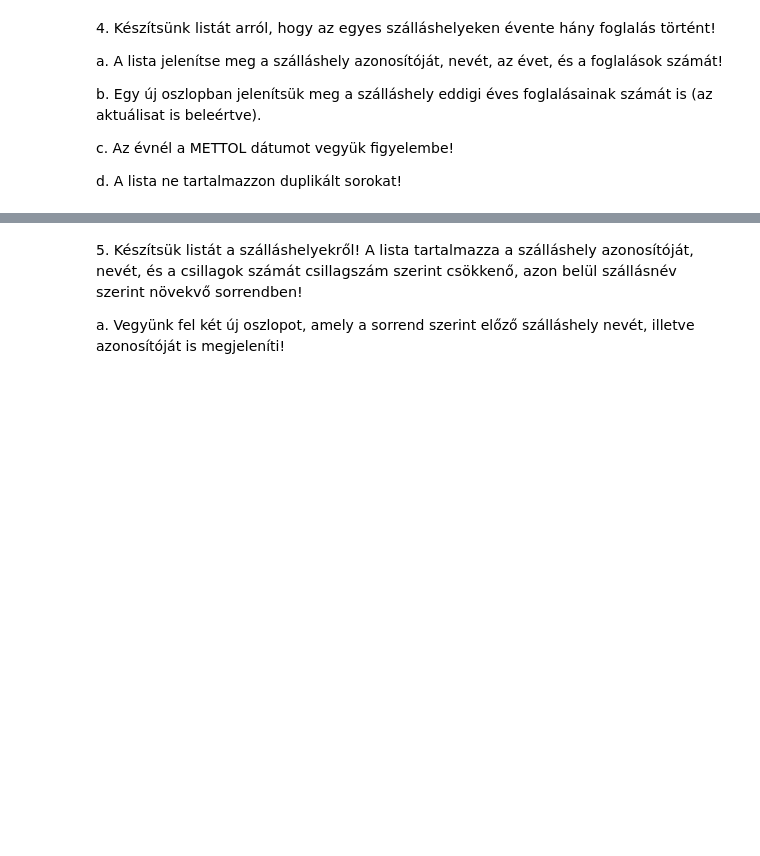
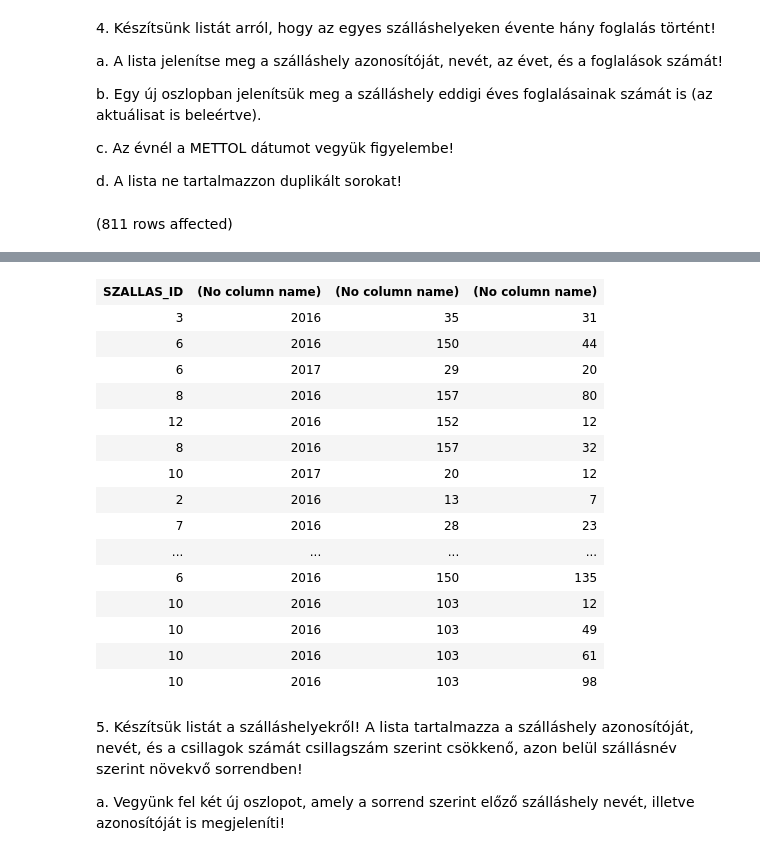
Before and after one commit to Sztaniszlavsz/adatbazisok, a Jupyter notebook: gyakorlat06_feladatok.ipynb, the cells around one changed output, grey strips where cells are left out. Drawn from its saved outputs; the diff is of its cells as text; code cells hidden in the pictures; blank space fills up the shorter version.

```diff
--- a/gyakorlat06_feladatok.ipynb
+++ b/gyakorlat06_feladatok.ipynb
@@ -54,3 +54,16 @@ b. Egy új oszlopban jelenítsük meg a szálláshely eddigi éves foglalásaina
 c. Az évnél a METTOL dátumot vegyük figyelembe!
 
 d. A lista ne tartalmazzon duplikált sorokat!
+# %%
+SELECT DISTINCT szh.SZALLAS_ID,
+        YEAR(f.METTOL),
+        COUNT(*) OVER(PARTITION BY szh.SZALLAS_ID, YEAR(f.METTOL)),
+        COUNT(*) OVER(PARTITION BY szh.szallas_ID, YEAR(f.METTOL)
+                        ORDER BY f.METTOL
+                        RANGE BETWEEN UNBOUNDED PRECEDING AND CURRENT ROW
+        )
+FROM szallashely szh
+    JOIN Szoba sz on szh.SZALLAS_ID = sz.SZALLAS_FK
+    join Foglalas f on sz.SZOBA_ID = f.SZOBA_FK
+# %% [output]
+(811 rows affected)
@@ -57,3 +71,19 @@ d. A lista ne tartalmazzon duplikált sorokat!
+| SZALLAS_ID | (No column name) | (No column name) | (No column name) |
+| 3 | 2016 | 35 | 31 |
+| 6 | 2016 | 150 | 44 |
+| 6 | 2017 | 29 | 20 |
+| 8 | 2016 | 157 | 80 |
+| 12 | 2016 | 152 | 12 |
+| 8 | 2016 | 157 | 32 |
+| 10 | 2017 | 20 | 12 |
+| 2 | 2016 | 13 | 7 |
+| 7 | 2016 | 28 | 23 |
+| ... | ... | ... | ... |
+| 6 | 2016 | 150 | 135 |
+| 10 | 2016 | 103 | 12 |
+| 10 | 2016 | 103 | 49 |
+| 10 | 2016 | 103 | 61 |
+| 10 | 2016 | 103 | 98 |
 # %% [markdown]
 5. <span style="background-color: rgb(255, 255, 255); color: rgb(0, 0, 0); font-family: &quot;Open Sans&quot;, sans-serif; font-size: 14.44px;">Készítsük listát a szálláshelyekről! A lista tartalmazza a szálláshely azonosítóját, nevét, és a csillagok számát csillagszám szerint csökkenő, azon belül szállásnév szerint növekvő sorrendben!&nbsp;</span>
 
```
Also changed, not shown: parts of 1 cell of this notebook.
